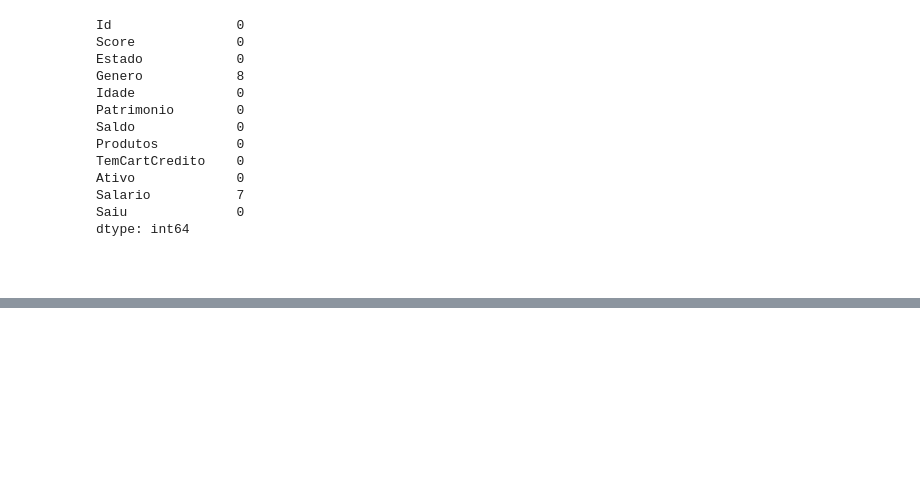
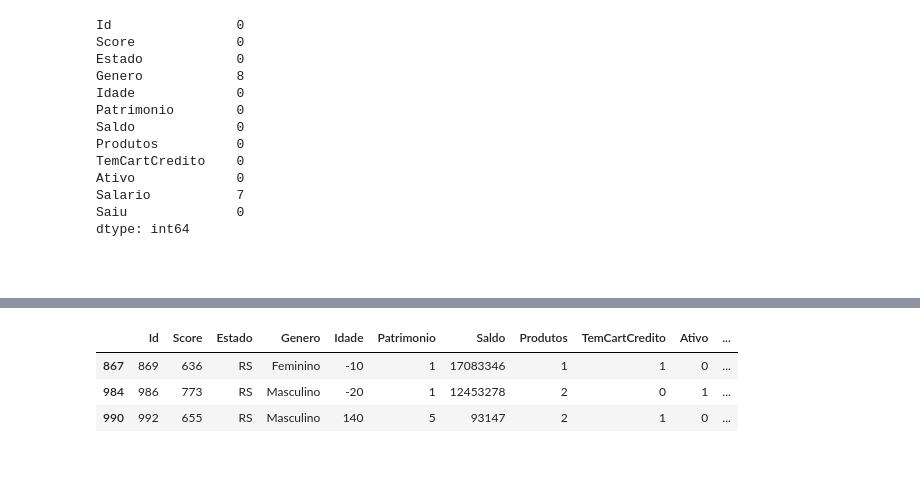
Before and after one commit to DiegoRCarvalho/analise-de-dados-python, a Jupyter notebook: analise_dados_python.ipynb, the cells around one changed output, grey strips where cells are left out. Cells and saved outputs as stored; diff of their text form; code cells hidden in the pictures; blank space fills up the shorter version.

```diff
--- a/analise_dados_python.ipynb
+++ b/analise_dados_python.ipynb
@@ -1540,0 +1560,4 @@ dtype: int64
+# %%
+# Armazena o valor da mediana do salário
+mediana = sts.median(dataset['Salario'])
+mediana
@@ -1540,0 +1568,2 @@ dtype: int64
+# %%
+dataset['Salario'].fillna(mediana, inplace=True)
@@ -1540,0 +1608,2 @@ dtype: int64
+# %%
+dataset['Genero'].fillna('Masculino', inplace=True)
@@ -1540,0 +1626,10 @@ dtype: int64
+# %%
+#filtra a coluna Genero, se o valor for igual a 'M', então atribui a coluna Genero o valor 'Masculino'
+dataset.loc[dataset['Genero'] == 'M', 'Genero'] = 'Masculino'
+
+#filtra a coluna Genero, se o valor da coluna estiver contido no vetor informado, então atribui a coluna Genero o valor 'Feminino'
+dataset.loc[dataset['Genero'].isin(['Fem','F']), 'Genero'] = 'Feminino'
+
+# Visualizar o resultado
+agrupado = dataset.groupby(['Genero']).size()
+agrupado
@@ -1541,2 +1655,10 @@ dtype: int64
+# %%
+# Visualizar idade menor que zero ou maior que 120
+dataset.loc[(dataset['Idade'] < 0) | (dataset["Idade"] > 120)]
+# %% [output]
+|  | Id | Score | Estado | Genero | Idade | Patrimonio | Saldo | Produtos | TemCartCredito | Ativo | ... |
+| 867 | 869 | 636 | RS | Feminino | -10 | 1 | 17083346 | 1 | 1 | 0 | ... |
+| 984 | 986 | 773 | RS | Masculino | -20 | 1 | 12453278 | 2 | 0 | 1 | ... |
+| 990 | 992 | 655 | RS | Masculino | 140 | 5 | 93147 | 2 | 1 | 0 | ... |
 # %% [markdown]
 ### <a></a>
```
Also changed, not shown: parts of 37 cells of this notebook.
